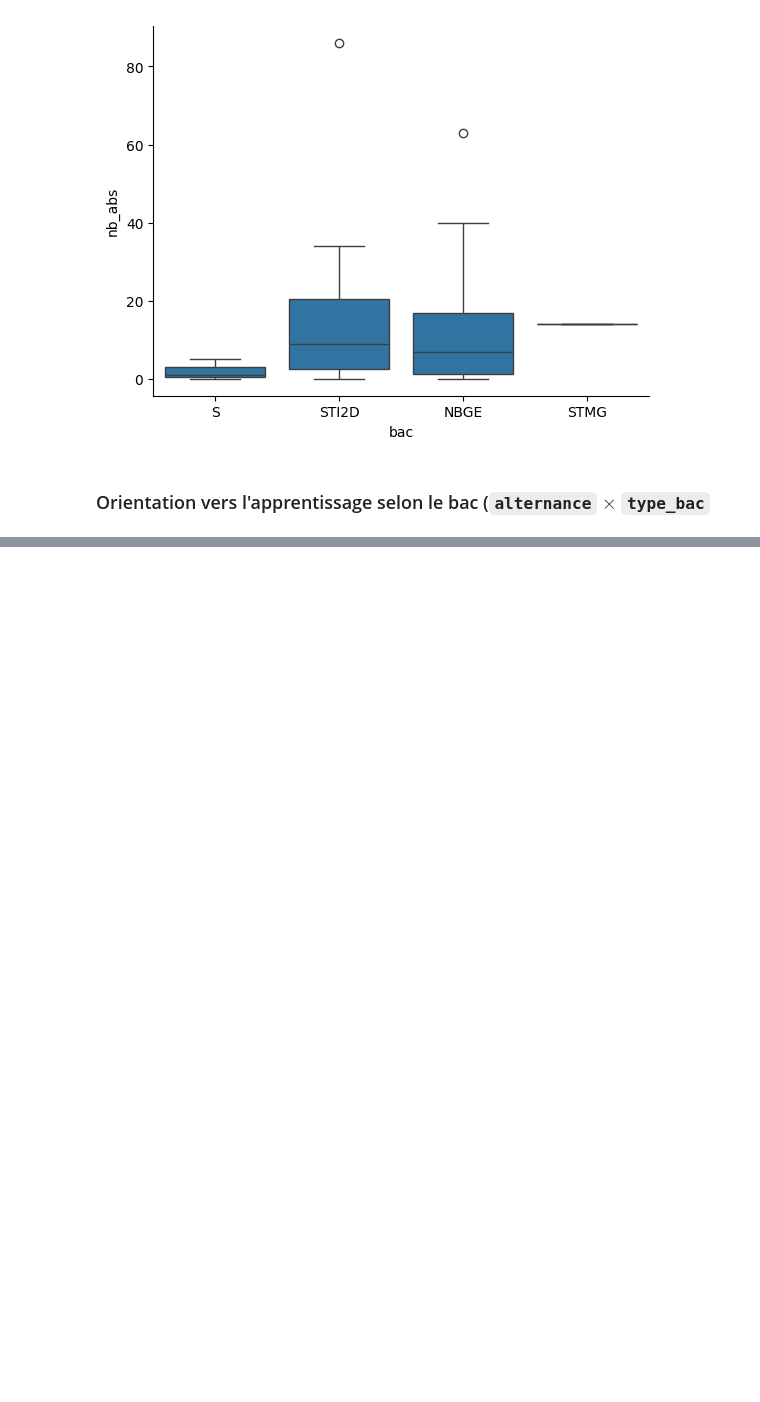
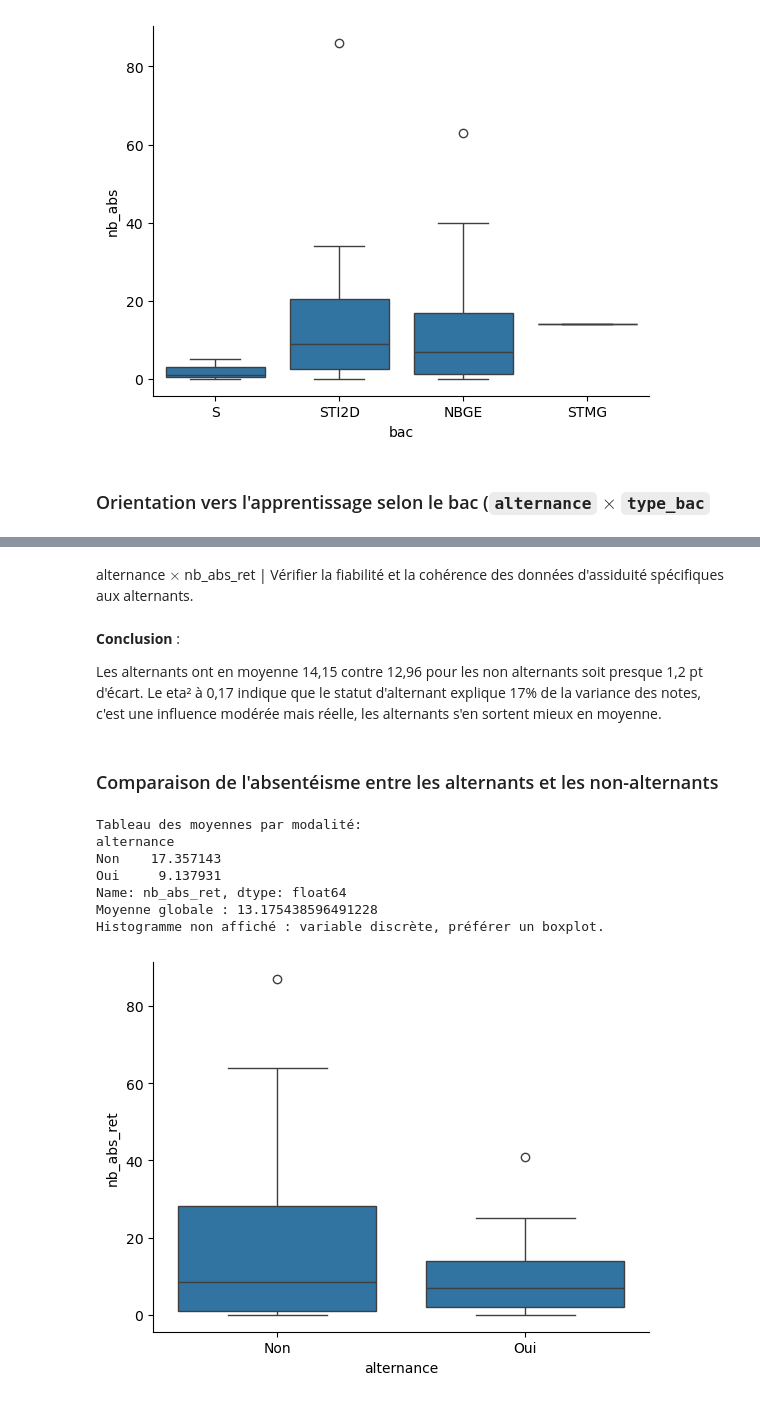
Before and after one commit to SAEIUTBUT1/SAE2.4-Maths, a Jupyter notebook: analyse.ipynb, the cells around one changed output, grey strips where cells are left out. Cells and saved outputs as stored; diff of their text form; code cells hidden in the pictures; blank space fills up the shorter version.

```diff
--- a/analyse.ipynb
+++ b/analyse.ipynb
@@ -1241,0 +1319,22 @@ NameError: name 'df' is not defined
+# %% [markdown]
+alternance $\times$ nb_abs_ret | Vérifier la fiabilité et la cohérence des données d'assiduité spécifiques aux alternants.
+# %% [markdown]
+**Conclusion** :
+
+Les alternants ont en moyenne 14,15 contre 12,96 pour les non alternants
+soit presque 1,2 pt d'écart. Le eta² à 0,17 indique que le statut
+d'alternant explique 17% de la variance des notes, c'est une influence
+modérée mais réelle, les alternants s'en sortent mieux en moyenne.
+# %% [markdown]
+### Comparaison de l'absentéisme entre les alternants et les non-alternants
+# %%
+analyse_bivariee_quant_qual(df_resultats, col_quant='nb_abs_ret', col_qual='alternance', type_quant='discrete')
+# %% [output]
+Tableau des moyennes par modalité:
+alternance
+Non    17.357143
+Oui     9.137931
+Name: nb_abs_ret, dtype: float64
+Moyenne globale : 13.175438596491228
+Histogramme non affiché : variable discrète, préférer un boxplot.
+[figure, added]
```
Also changed, not shown: parts of 30 cells of this notebook, 1 other file.
